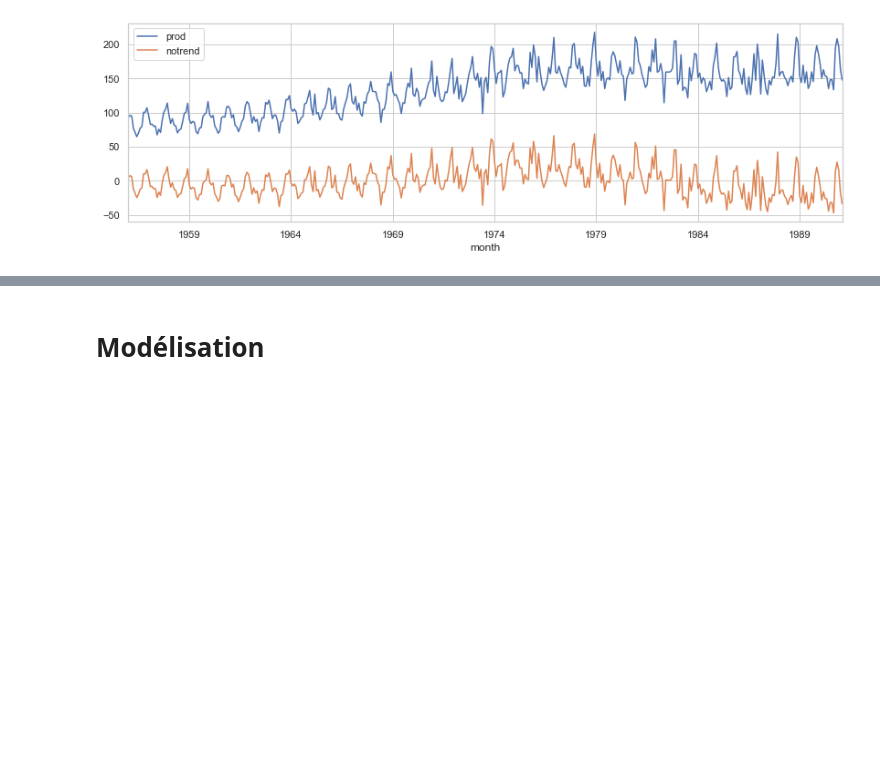
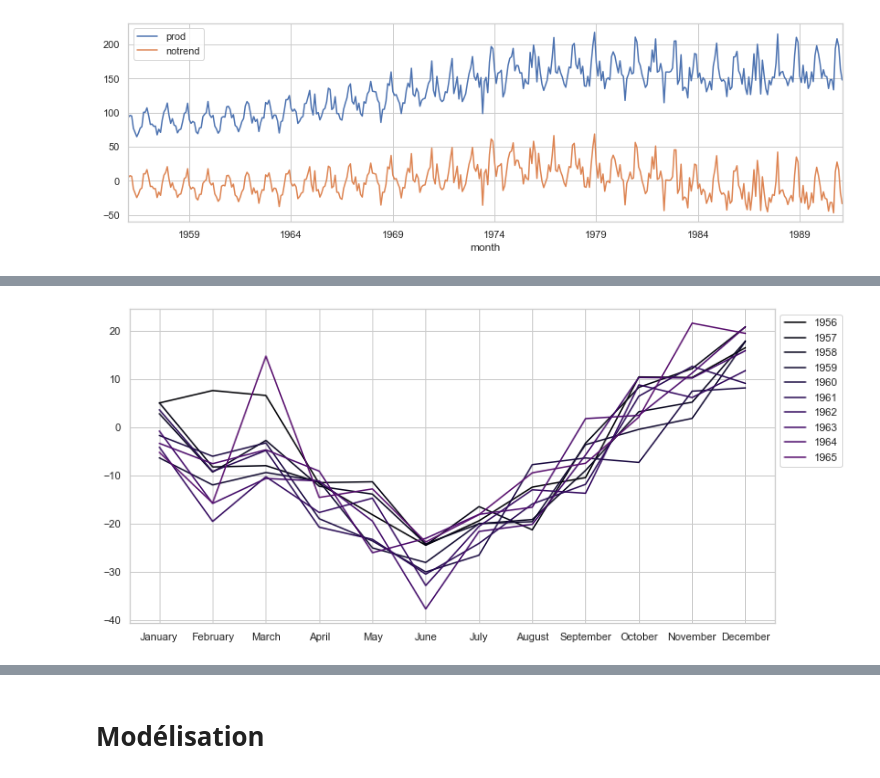
Before and after one commit to Baabel001/Modele-SARIMA, a Jupyter notebook: modele.ipynb, the cells around one changed output, grey strips where cells are left out. Cells and saved outputs as stored; diff of their text form; code cells hidden in the pictures; blank space fills up the shorter version.

```diff
--- a/modele.ipynb
+++ b/modele.ipynb
@@ -124,0 +127,7 @@ data.plot(x="month", y=["prod", "notrend"], figsize=(14,4))
+# %%
+data['Date'] = pd.to_datetime(data['month'])
+data.set_index('Date', inplace=True)
+# data_monthly = data.resample('M').mean()
+# %%
+yrs = [str(yr) for yr in data.index.year.unique()]
+mths = data.index.month_name().unique()
@@ -124,0 +141,10 @@ data.plot(x="month", y=["prod", "notrend"], figsize=(14,4))
+# %%
+plt.figure(figsize=(12, 6))
+
+colors = plt.cm.inferno(np.linspace(0, 1, len(yrs)))
+
+for i in range(10):
+    plt.plot(mths, data[yrs[i]]['notrend'], label=yrs[i], color=colors[i])
+    plt.legend(bbox_to_anchor=(1,1))
+# %% [output]
+[figure, added]
```
Also changed, not shown: parts of 10 cells of this notebook, 1 other file.
